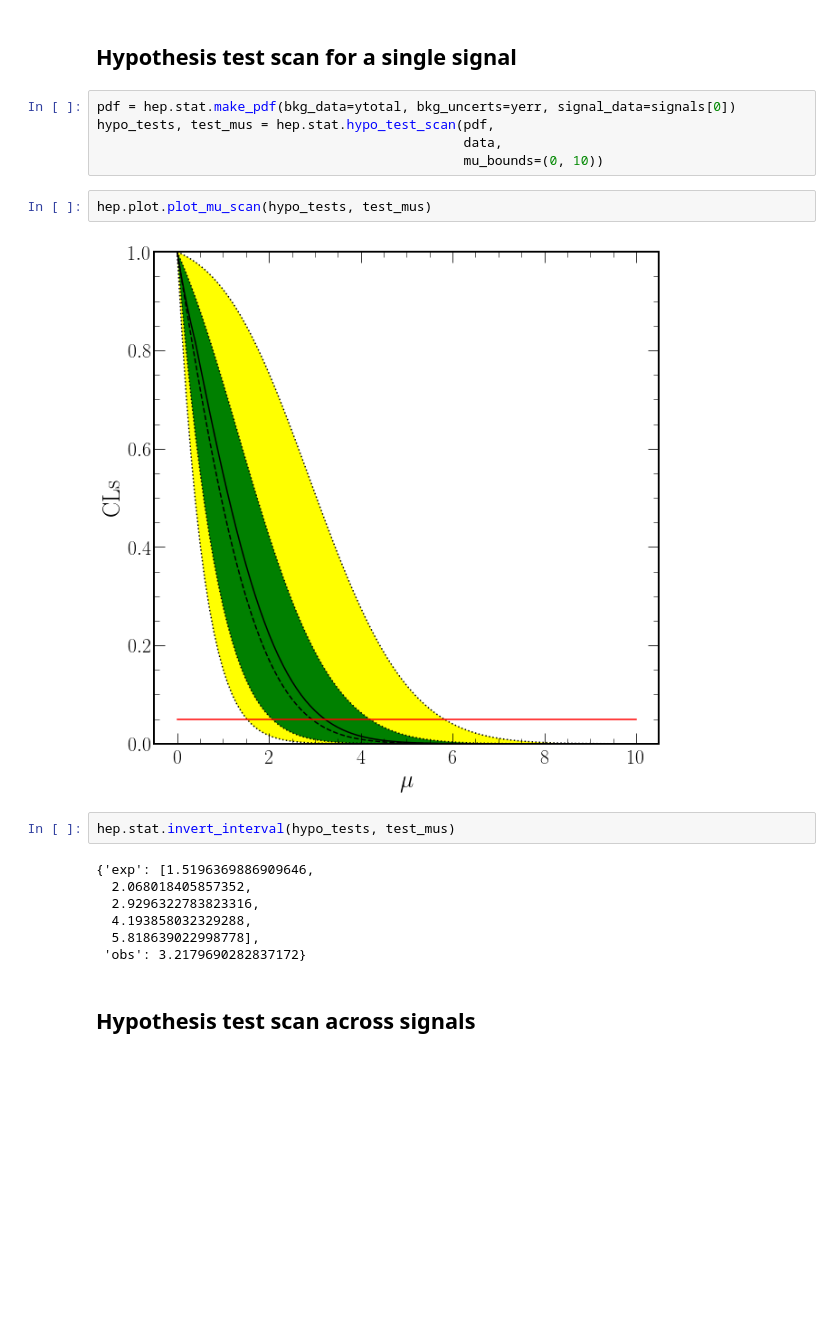
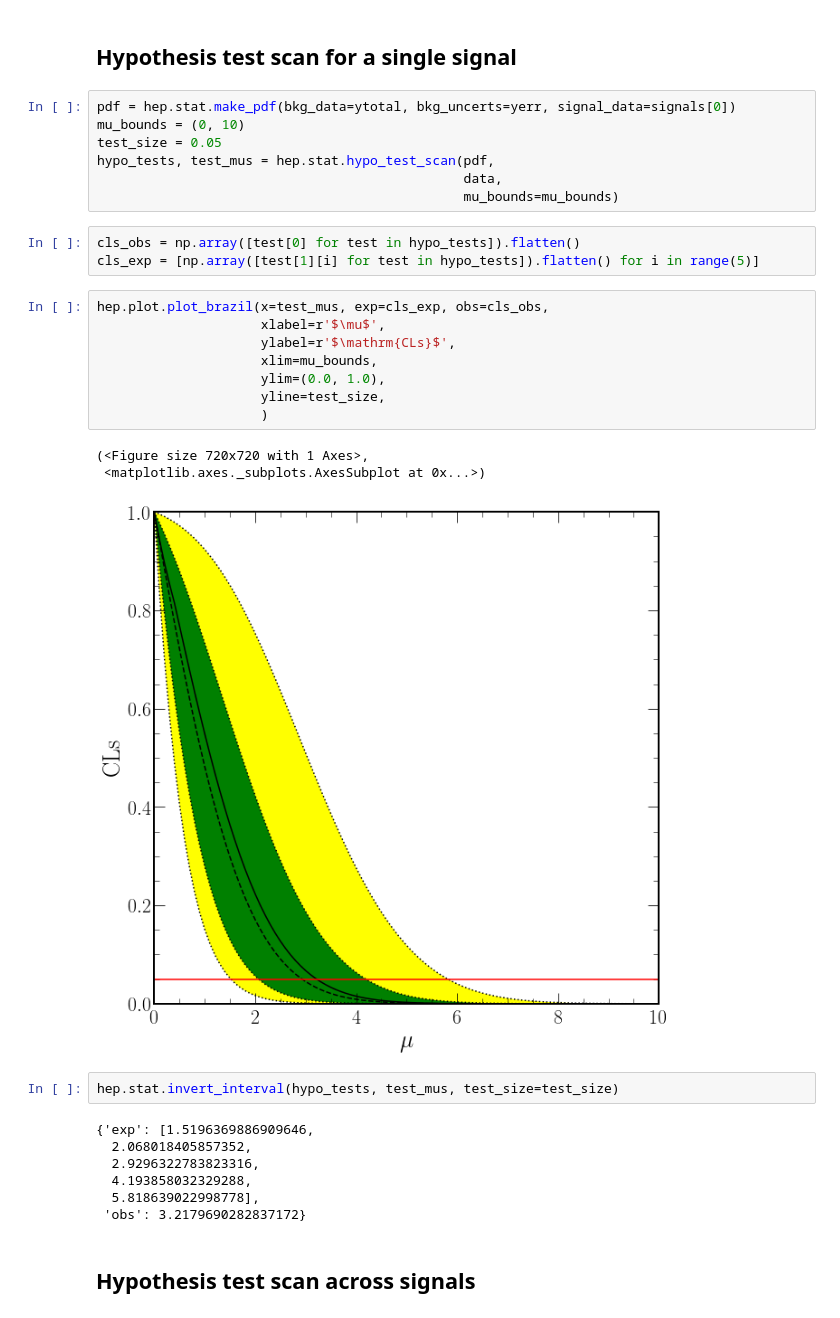
Before and after one commit to rreece/statistics-notebooks, a Jupyter notebook: notebooks/pyhf-hello-world.ipynb, the cells around one changed output. Saved outputs shown, nothing was run; the diff lists cells and outputs as text; blank space fills up the shorter version.

```diff
--- a/notebooks/pyhf-hello-world.ipynb
+++ b/notebooks/pyhf-hello-world.ipynb
@@ -126,22 +126,35 @@ Observed CLs         : 0.1552
 ## Hypothesis test scan for a single signal
 # %%
 pdf = hep.stat.make_pdf(bkg_data=ytotal, bkg_uncerts=yerr, signal_data=signals[0])
+mu_bounds = (0, 10)
+test_size = 0.05
 hypo_tests, test_mus = hep.stat.hypo_test_scan(pdf,
                                                data,
-                                               mu_bounds=(0, 10))
+                                               mu_bounds=mu_bounds)
+# %%
+cls_obs = np.array([test[0] for test in hypo_tests]).flatten()
+cls_exp = [np.array([test[1][i] for test in hypo_tests]).flatten() for i in range(5)]
+# %%
+hep.plot.plot_brazil(x=test_mus, exp=cls_exp, obs=cls_obs,
+                     xlabel=r'$\mu$',
+                     ylabel=r'$\mathrm{CLs}$',
+                     xlim=mu_bounds,
+                     ylim=(0.0, 1.0),
+                     yline=test_size,
+                     )
+# %% [output]
+(<Figure size 720x720 with 1 Axes>,
+ <matplotlib.axes._subplots.AxesSubplot at 0x...>)
+[figure, added]
 # %%
-hep.plot.plot_mu_scan(hypo_tests, test_mus)
+hep.stat.invert_interval(hypo_tests, test_mus, test_size=test_size)
 # %% [output]
-[figure, removed]
+{'exp': [1.5196369886909646,
+  2.068018405857352,
+  2.9296322783823316,
+  4.193858032329288,
+  5.818639022998778],
+ 'obs': 3.2179690282837172}
-# %%
-hep.stat.invert_interval(hypo_tests, test_mus)
-# %% [output]
-{'exp': [1.5196369886909646,
-  2.068018405857352,
-  2.9296322783823316,
-  4.193858032329288,
-  5.818639022998778],
- 'obs': 3.2179690282837172}
 # %% [markdown]
 ## Hypothesis test scan across signals
 # %%
```
Also changed, not shown: parts of 15 cells of this notebook, 2 other files.
